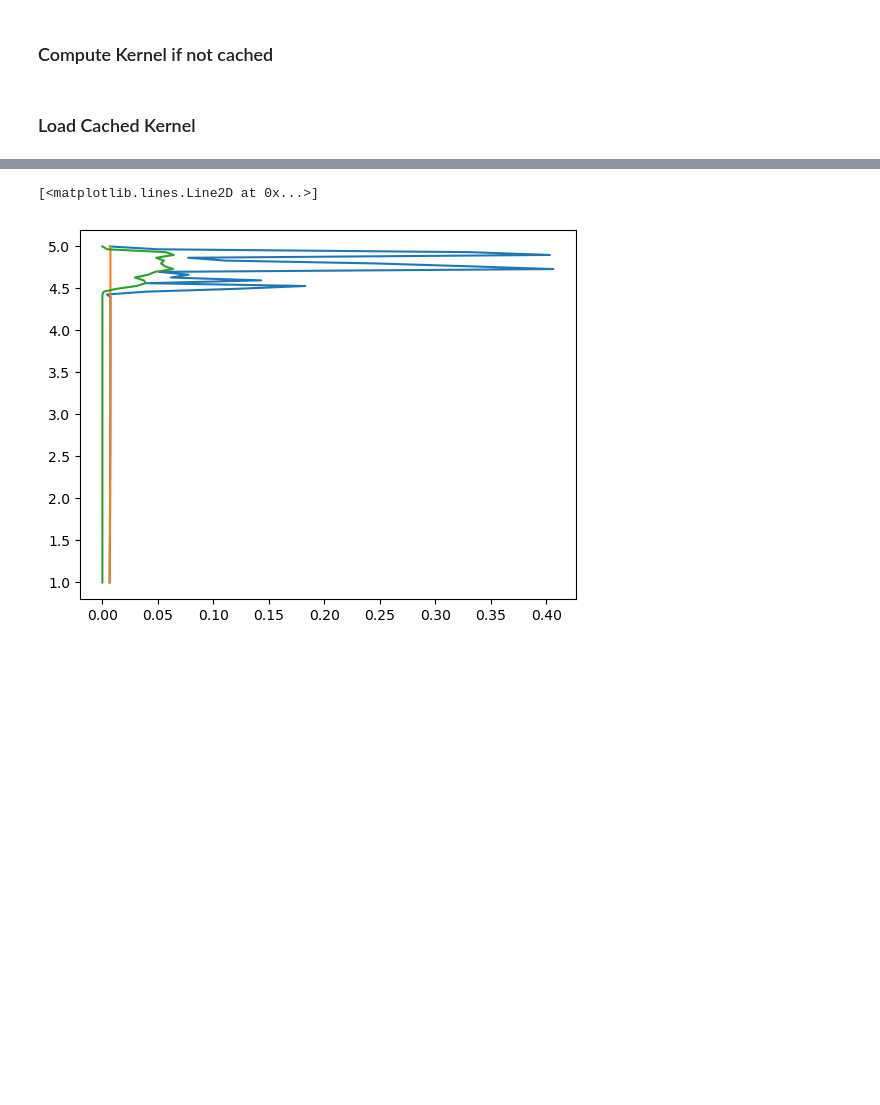
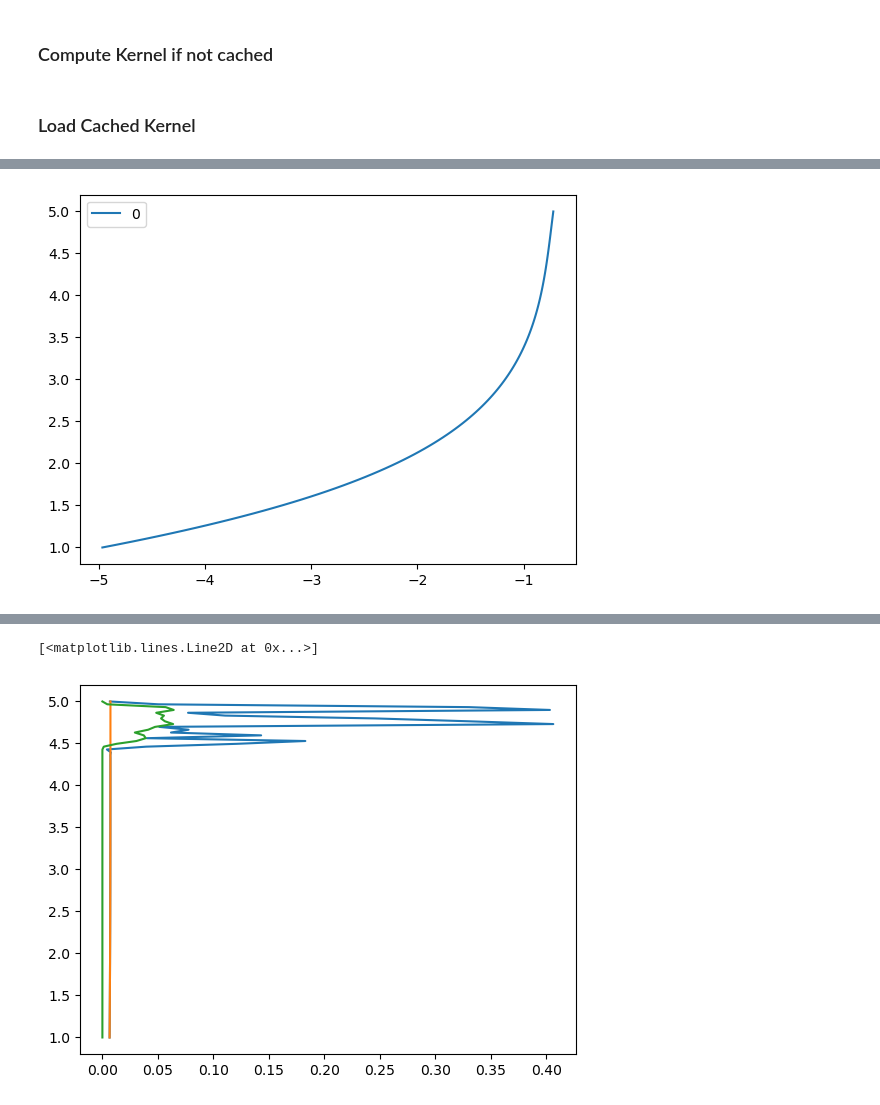
Before and after one commit to mjt257/SSWs, a Jupyter notebook: notebooks/steady_states_searching.ipynb, the cells around one changed output, grey strips where cells are left out. Drawn from its saved outputs; the diff is of its cells as text; code cells hidden in the pictures; blank space fills up the shorter version.

```diff
--- a/notebooks/steady_states_searching.ipynb
+++ b/notebooks/steady_states_searching.ipynb
@@ -76,0 +157,6 @@ except FileNotFoundError:
+# %%
+for i, dDelta in enumerate(dDeltas):
+    plt.plot(dDelta, zg, label=str(i))
+    plt.legend()
+# %% [output]
+[figure, added]
```
Also changed, not shown: parts of 62 cells of this notebook, 7 other files.
